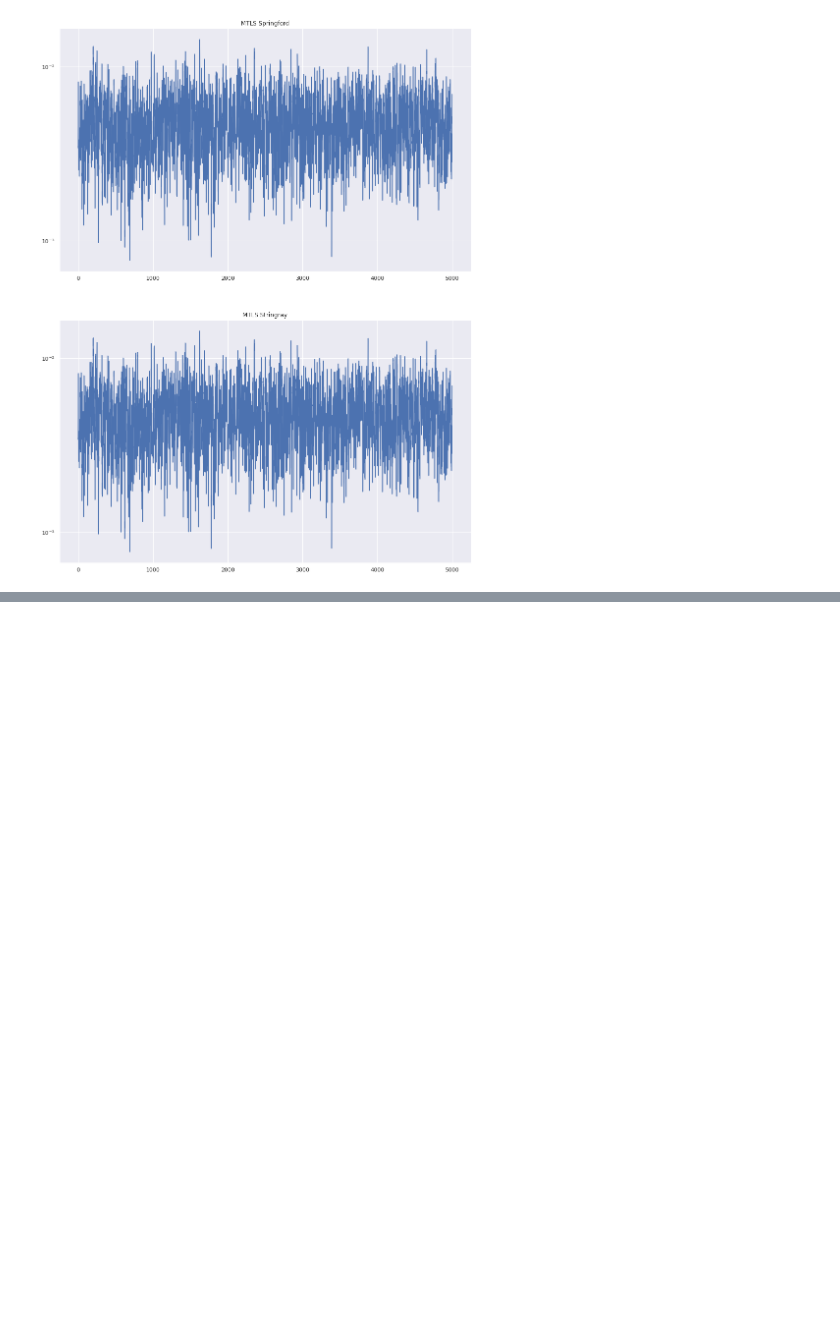
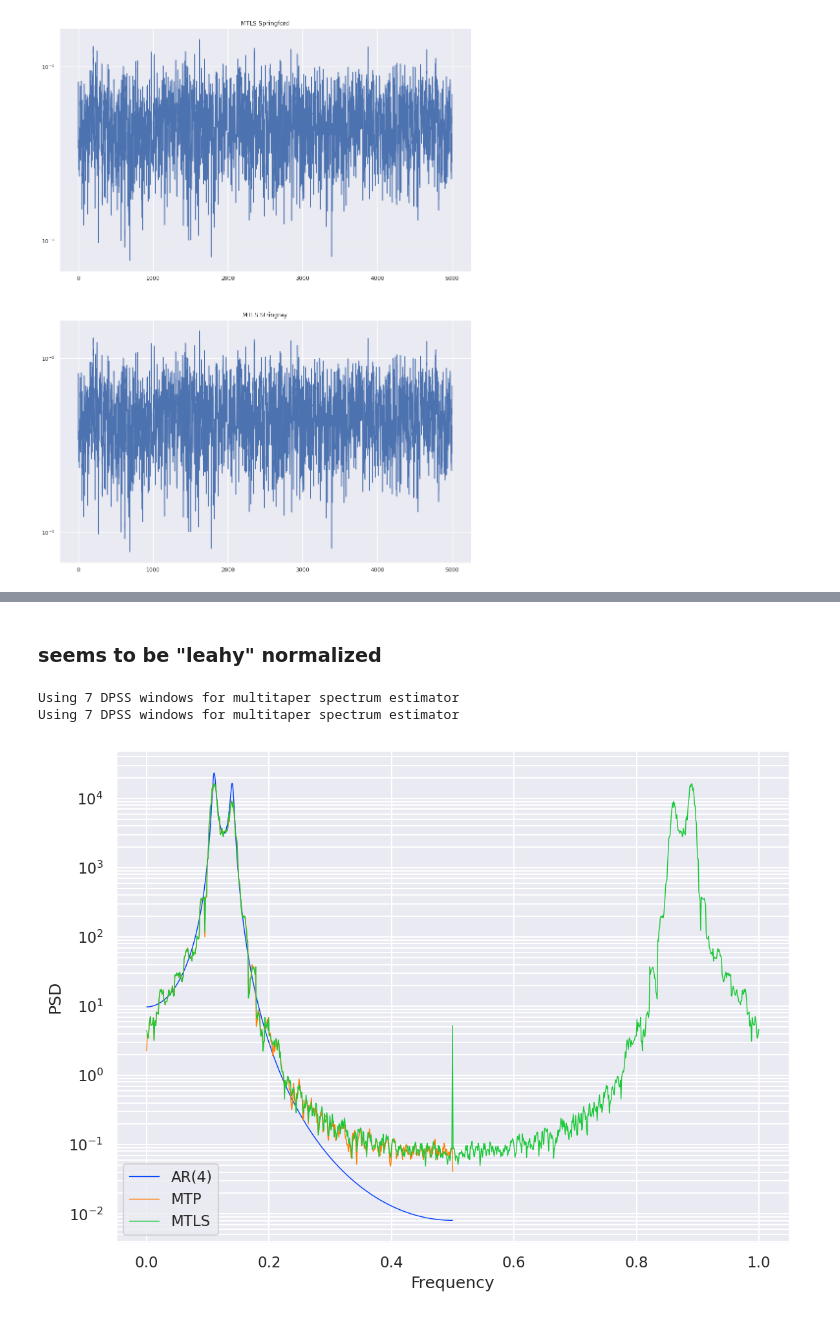
Before and after one commit to dhruv9vats/misc, a Jupyter notebook: stingray_mtls_final_test.ipynb, the cells around one changed output, grey strips where cells are left out. Saved outputs shown, nothing was run; the diff lists cells and outputs as text; code cells hidden in the pictures; blank space fills up the shorter version.

Commit message:
Show norms

```diff
--- a/stingray_mtls_final_test.ipynb
+++ b/stingray_mtls_final_test.ipynb
@@ -177,0 +248,12 @@ ax_mtls_sr.set_yscale("log")
+# %% [markdown]
+### seems to be "leahy" normalized
+# %%
+mtp = Multitaper(lc, low_bias=True, adaptive=False, NW=4, norm="leahy")
+mtls = Multitaper(lc, low_bias=True, adaptive=False, NW=4, lombscargle=True)
+plot(freqs=[freq_analytical, mtp.freq, mtls.freq],
+    powers=[psd_analytical, mtp.power, mtls.unnorm_power],
+    labels=["AR(4)", "MTP", "MTLS"])
+# %% [output]
+Using 7 DPSS windows for multitaper spectrum estimator
+Using 7 DPSS windows for multitaper spectrum estimator
+[figure, added]
```
Also changed, not shown: parts of 5 cells of this notebook.
